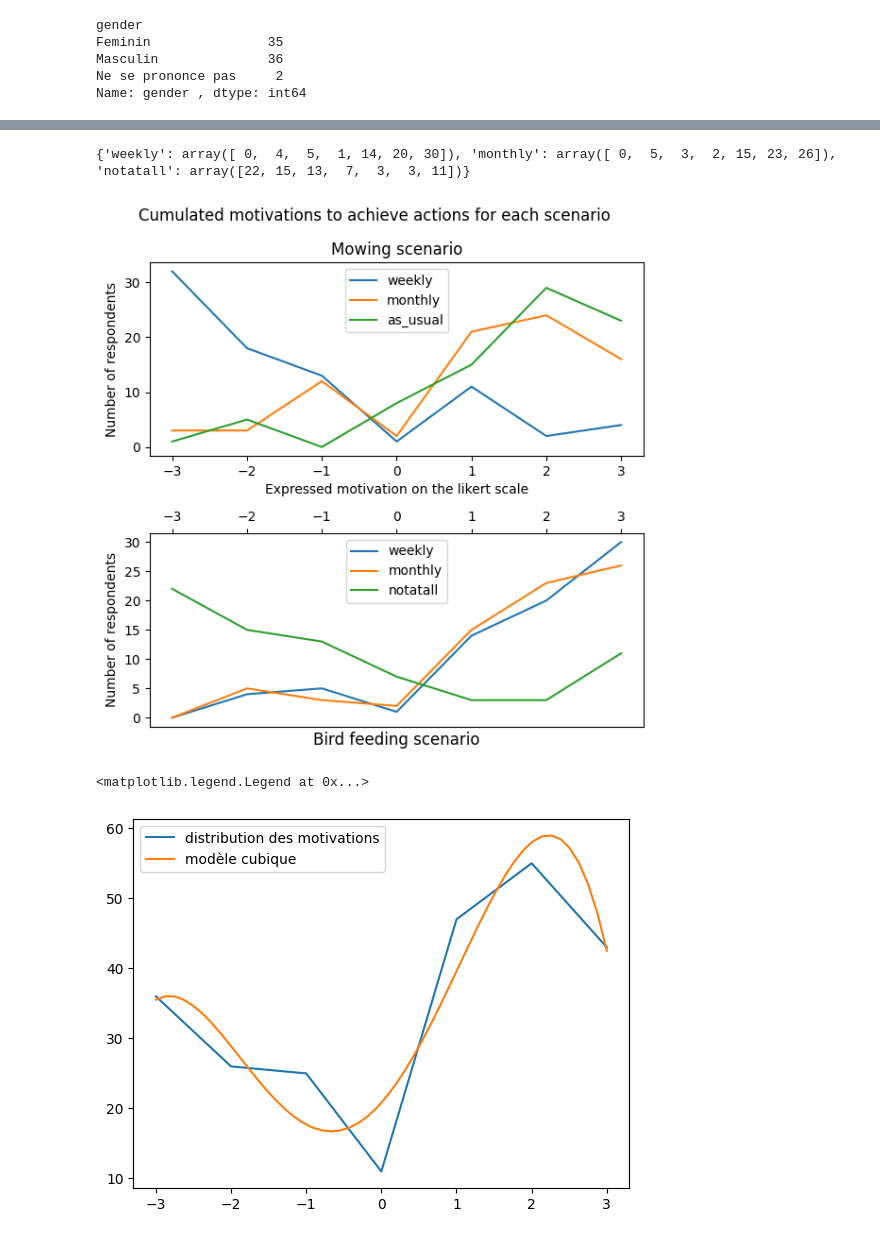
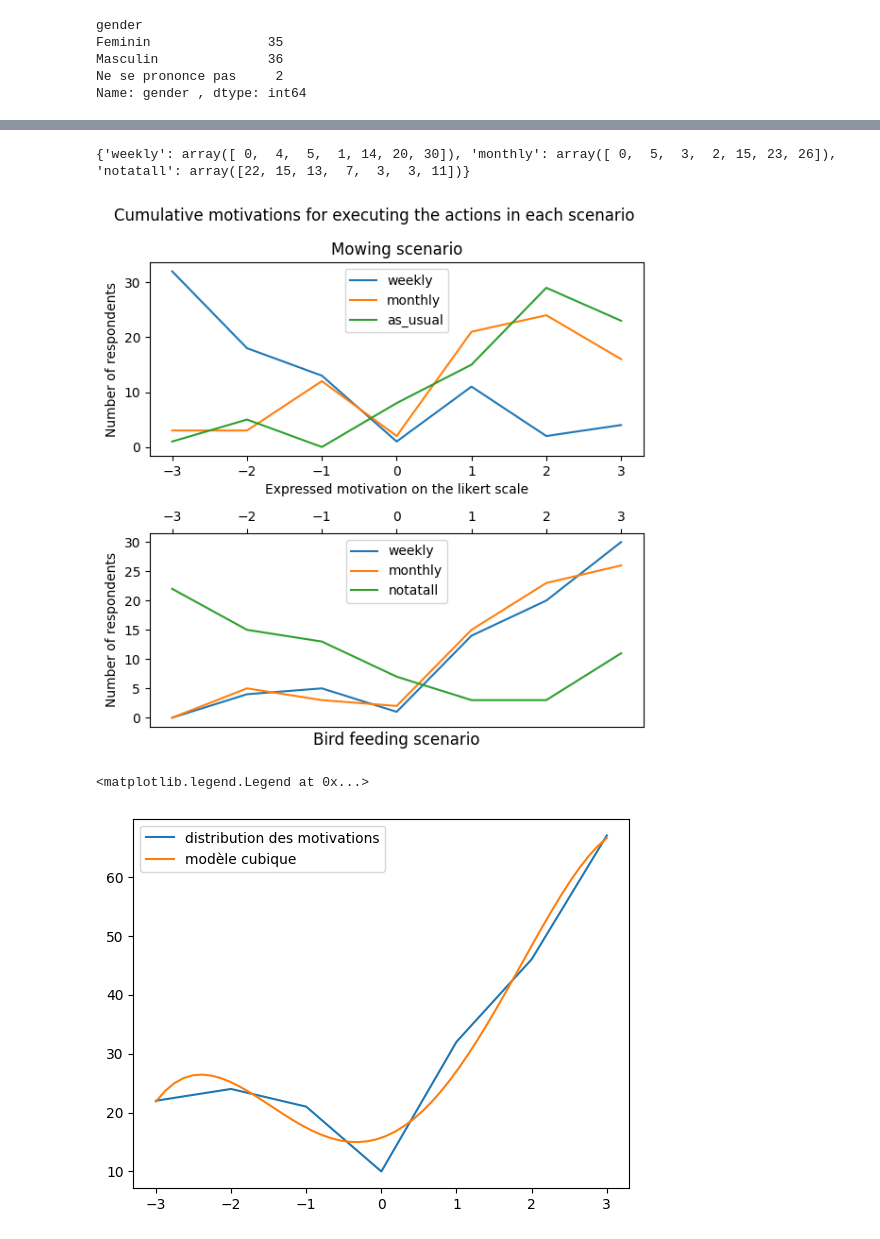
Before and after one commit to novincent/OptimacForm, a Jupyter notebook: src/data_treatment.ipynb, the cells around one changed output, grey strips where cells are left out. Drawn from its saved outputs; the diff is of its cells as text; code cells hidden in the pictures.

Commit message:
plotting again

```diff
--- a/src/data_treatment.ipynb
+++ b/src/data_treatment.ipynb
@@ -89,10 +89,10 @@ def plotting(meandic,errdic,model,s=""):
     x = [d[0]for d in meandic_items]
     y = [d[1]for d in meandic_items]
     err = [d[1] for d in errdic.items()]
-    plt.errorbar(x,y,yerr=err,label=f"Mean realisation with sem ({s})")
+    plt.errorbar(x,y,yerr=err,label=f"Mean likelihood with sem ({s})")
     x = np.linspace(-3,3,50)
     y = [np.polyval(model, i) for i in x]
-    plt.plot(x,y,label = f"Cubic model of {s} realisation")
+    plt.plot(x,y,label = f"Cubic model of {s} likelihood")
 # %%
 r0 = compute_meanfeedback_per_action(f0)
 #mf1,ef1,model1 = compute_meanfeedback(f1)
@@ -143,7 +143,7 @@ def plot_motiv(actions,coords,motiv_distrib,graph):
     graph.legend()
 
 fig, (ax1, ax2) = plt.subplots(2,figsize=(6,6))
-fig.suptitle('Cumulated motivations to execute actions for each scenario')
+fig.suptitle('Cumulative motivations for executing the actions in each scenario')
 
 actions = ["weekly","monthly","as_usual"]
 coords,motiv_distrib = compute_motiv_distrib(m0,actions)
@@ -185,24 +185,24 @@ print(motiv_distrib_vectorized)
 #plt.bar(,motiv_distrib)
 # %% [output]
 {'weekly': array([ 0,  4,  5,  1, 14, 20, 30]), 'monthly': array([ 0,  5,  3,  2, 15, 23, 26]), 'notatall': array([22, 15, 13,  7,  3,  3, 11])}
-[figure, old version]
+[figure, new version]
 # %%
 x,y = [],[]
 combined_coords = {-3:0,-2:0,-1:0,0:0,1:0,2:0,3:0}
-for ac in actions0:
+for ac in actions:
     for (k,v) in motiv_distrib[ac].items():
         combined_coords[k]+=v
 
 for (k,v) in combined_coords.items():
     x.append(k)
     y.append(v)
 
 plt.plot(x,y,label = "distribution des motivations")
 model = np.polyfit(x,y,deg = 4)
 x = np.linspace(-3,3,50)
 y = [np.polyval(model, i) for i in x]
 plt.plot(x,y,label = "modèle cubique")
 plt.legend()
 # %% [output]
 <matplotlib.legend.Legend at 0x...>
-[figure, old version]
+[figure, new version]
```
Also changed, not shown: parts of 2 cells of this notebook, 2 other files.
